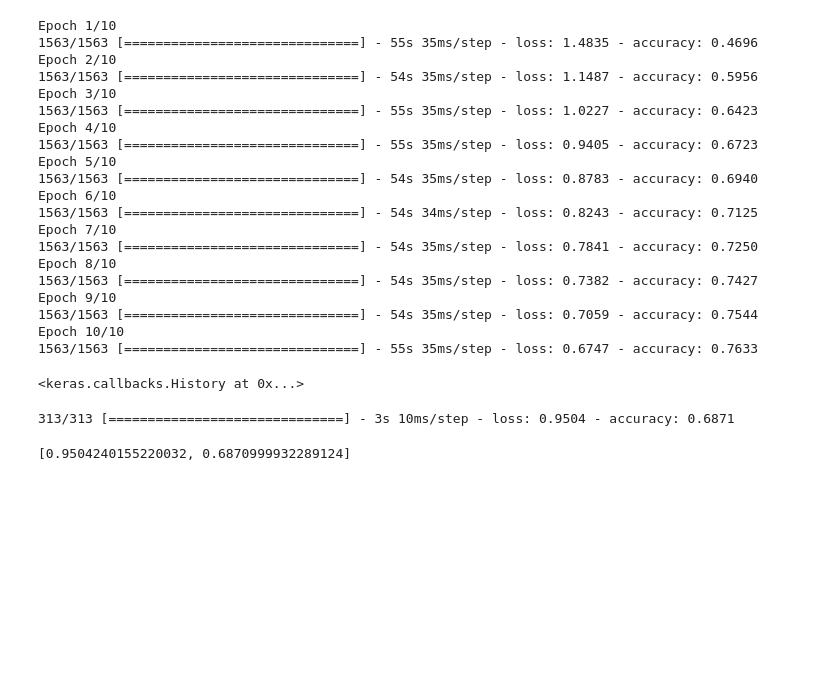
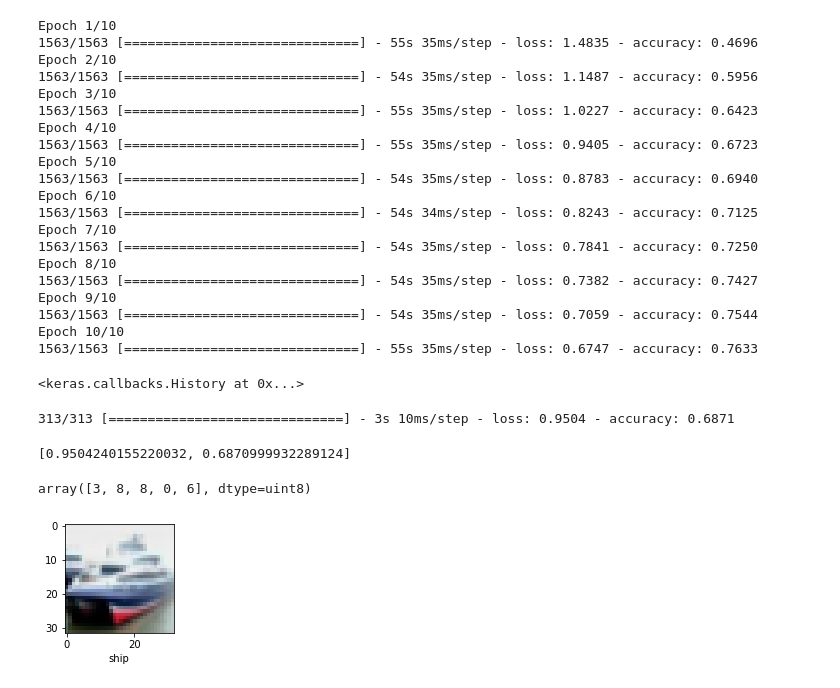
Before and after one commit to Milind-cod3-base/Cifar10_CNN, a Jupyter notebook: CNN_cifar10.ipynb, the cells around one changed output. Saved outputs shown, nothing was run; the diff lists cells and outputs as text; code cells hidden in the pictures; blank space fills up the shorter version.

```diff
--- a/CNN_cifar10.ipynb
+++ b/CNN_cifar10.ipynb
@@ -232,3 +232,16 @@ cnn.evaluate(X_test, y_test)     #accuracy is 68%, I find it complete success.
 # %% [output]
 313/313 [==============================] - 3s 10ms/step - loss: 0.9504 - accuracy: 0.6871
 [0.9504240155220032, 0.6870999932289124]
+# %%
+#plotting of some samples
+#y is a 2d array, as you can see by y_test[:5]
+#hence reshape
+
+y_test = y_test.reshape(-1,)
+y_test[:5]
+# %% [output]
+array([3, 8, 8, 0, 6], dtype=uint8)
+# %%
+plot_sample(X_test, y_test, 1)
+# %% [output]
+[figure, added]
```
Also changed, not shown: parts of 8 cells of this notebook.
